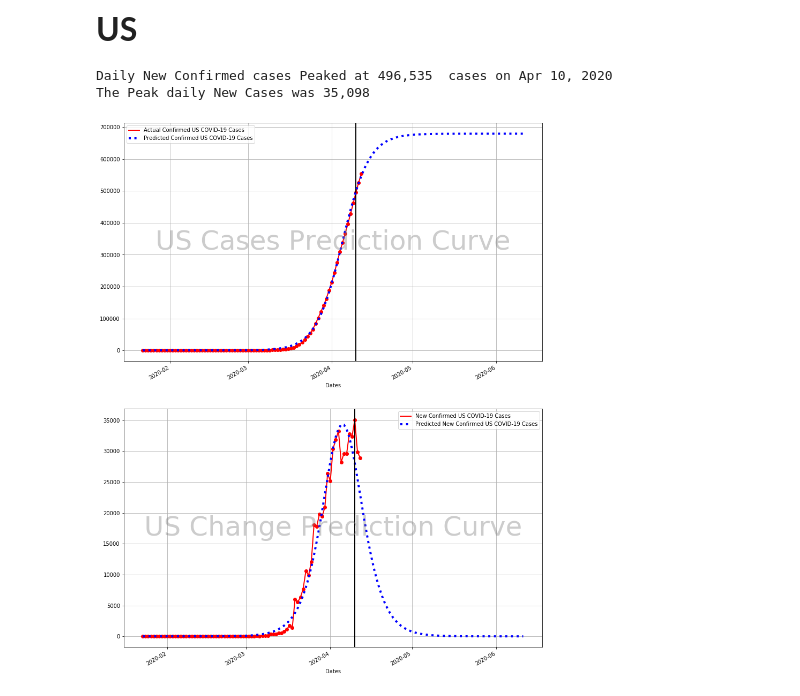
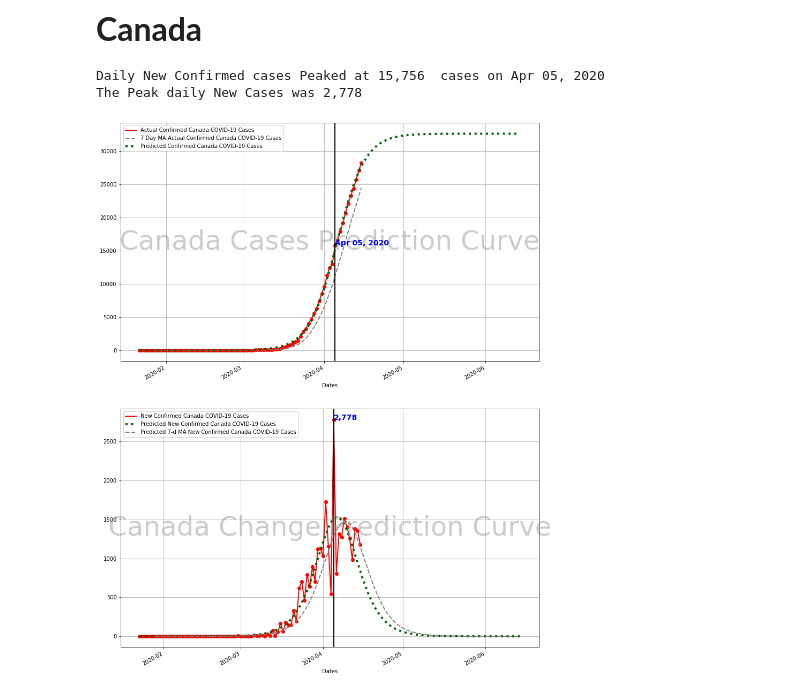
Before and after one commit to sabawi/COVID-19-R-NAUGHT, a Jupyter notebook: logistic_prediction_model.ipynb, the cells around one changed output. Drawn from its saved outputs; the diff is of its cells as text; code cells hidden in the pictures.

```diff
--- a/logistic_prediction_model.ipynb
+++ b/logistic_prediction_model.ipynb
@@ -3,7 +3,7 @@
 text = "'life is beautiful if you understand it, life is a song with a beautiful tune'\n--Farid El-Atrash"
 #print(text.upper().translate(str.maketrans({ 'O':'0', 'I':'1','F':'2','E':'3','A':'4','S':'5','G':'6','T':'7', 'B':'8','P':'9'})))
 # %%
-region = 'US'
+region = 'Canada'
 # %%
 #/usr/bin/python3.8
 # Use jupyter notebook with python 3+
@@ -46,7 +46,7 @@ def GetCSVFromURL(filename):
     c=pd.read_csv(url,encoding = 'utf-8')
     return c
 # %% [output]
-<font size=6><strong>US</strong></font><br/>
+<font size=6><strong>Canada</strong></font><br/>
 # %%
 ## Download the latest data file from:
 ## https://github.com/CSSEGISandData/COVID-19/tree/master/csse_covid_19_data/csse_covid_19_time_series
@@ -82,12 +82,21 @@ usa_deaths = df_deaths[df_deaths['Country/Region'].values == region].copy(
 usad = usa[dates].copy(deep=True)
 last_date = usa[dates].columns[-1]
 
+ChangePeriod = 1
+MAperiod = 7
+
 ## Put the US data into a DataFrame Series and give it a name
 colname = 'Confirmed ' + region + ' COVID-19 Cases'
 colname_recovered = 'Recovered in ' + region + ' from COVID-19 Cases'
 colname_deaths = 'Deaths in ' + region + ' from COVID-19 Cases'
 
+colname_MA = 'Daily Change '+str(MAperiod)+' Moving Ave.'
+
 us_df_cumulative = pd.DataFrame(usa[dates].sum(), columns=[colname])
+
+us_df_cumulative[colname_MA] = us_df_cumulative[colname].rolling(
+    window=MAperiod).mean()
+
 us_df_cumulative['dates'] = dates
 us_df_recovered_cum = pd.DataFrame(usa_recovered[dates_recovered].sum(),
                                    columns=[colname_recovered])
@@ -121,7 +130,7 @@ popt, pcov = curve_fit(sigmoid2, xdata, ydata)
 
 
 x = np.linspace(-1, total_days_tofit , total_days_tofit)
-y = sigmoid2(x, *popt)
+#y = sigmoid2(x, *popt)
 
 pred_df = pd.DataFrame()
 pred_df['Dates'] = date_list
@@ -129,24 +138,41 @@ pred_df['Dates'] = date_list
 actcol = 'Actual '+colname
 deltacol = 'New '+colname
 
+MA_actcol = str(MAperiod)+' Day MA '+actcol
+MAdeltacol = str(MAperiod)+' MA NEW '+colname
+
 tmp_df = pd.DataFrame({actcol: us_df_cumulative[colname].values.tolist()})
 pred_df = pd.concat([pred_df, tmp_df], axis=1)
 
+
 pred_df[deltacol] = pred_df[actcol].diff(1)
+pred_df[MAdeltacol] = pred_df[deltacol].rolling(window=MAperiod).mean()
 
 predcol = 'Predicted ' + colname
 pred_df[predcol] = sigmoid2(x, *popt)
 
+
+tmp_df2 = pd.DataFrame({MA_actcol: us_df_cumulative[colname_MA].values.tolist()})
+pred_df = pd.concat([pred_df,tmp_df2], axis=1)
+#print(pred_df[MA_actcol])
+
 preddeltacol = 'Predicted New '+colname
 pred_df[preddeltacol] = pred_df[predcol].diff(1)
+
+
+
+predMAdeltacol = 'Predicted '+str(MAperiod)+'-d MA New '+colname
+pred_df[predMAdeltacol] = pred_df[predcol].diff(1).rolling(window=MAperiod).mean()
+
+
 
 pred_df.set_index('Dates',inplace=True)
 
 diffmax = pred_df[actcol].diff(1).max()
 diffmax_date =pred_df[actcol].diff(1).idxmax(axis=1)
-peack_at = int(round(pred_df[pred_df[actcol].index == diffmax_date][actcol],0))
+peak_at = int(round(pred_df[pred_df[actcol].index == diffmax_date][actcol],0))
 print("Daily New Confirmed cases Peaked at",
-      f'{peack_at:,}' ," cases",
+      f'{peak_at:,}' ," cases",
       'on '+ (diffmax_date.strftime("%b %d, %Y") ),
       "\nThe Peak daily New Cases was",
       f'{int(diffmax):,}')
@@ -155,11 +181,16 @@ fig, ax = plt.subplots(2,1,figsize=(14,20))
 
 ax[0].plot(pred_df[actcol], 'o', c='red', lw=8)
 pred_df[actcol].plot(ax=ax[0],color='red',lw=2)
+
+pred_df[MA_actcol].plot(ax=ax[0],style=['--'],color='gray',lw=2)
+
+
 ax[0].axvline(diffmax_date, lw=2, c='black')
 
+style=[':']
+pred_df[predcol].plot(ax=ax[0],style=style,color='darkgreen',lw=4)
 
-style=[':']
-pred_df[predcol].plot(ax=ax[0],style=style,color='blue',lw=4)
+#pred_df[predcol].plot(ax=ax[0],style=style,color='darkgreen',lw=4)
 
 
 ax[0].text(0.5,
@@ -170,35 +201,51 @@ ax[0].text(0.5,
            fontsize=50,
            alpha=0.4,
            verticalalignment='center',
            transform=ax[0].transAxes)
 
 
+s = dict(size=14, color='blue', weight='bold')
+ax[0].text(diffmax_date,peak_at,(diffmax_date.strftime("%b %d, %Y") ), **s)
+
 ax[0].legend(loc='best')
 ax[0].grid(True)
 
+
+#---------------------------------------------------------------------------------------
 ax[1].plot(pred_df[deltacol], 'o', c='red', lw=8)
 pred_df[deltacol].plot(ax=ax[1],color='red',lw=2)
+#ax[1].bar(pred_df[deltacol].index,pred_df[deltacol].values)
 
-pred_df[preddeltacol].plot(ax=ax[1],style=style,color='blue',lw=4)
+pred_df[preddeltacol].plot(ax=ax[1],style=style,color='darkgreen',lw=4)
 ax[1].axvline(diffmax_date, lw=2, c='black')
 
+
+style=['--']
+pred_df[predMAdeltacol].plot(ax=ax[1],style=style,color='gray',lw=2)
+
+#pred_df[deltacol].plot(ax=ax[1],color='red',lw=2)
 
 
 ax[1].text(0.5,
            0.5,
            region + ' Change Prediction Curve',
            horizontalalignment='center',
            color='gray',
            fontsize=50,
            alpha=0.4,
            verticalalignment='center',
            transform=ax[1].transAxes)
 
 
-ax[1].legend(loc='best')
+s = dict(size=14, color='blue', weight='bold')
+ax[1].text(diffmax_date,diffmax,f'{int(diffmax):,}'  , **s)
+
+
+
+ax[1].legend(loc='upper left')
 ax[1].grid(True)
 plt.show()
 # %% [output]
-Daily New Confirmed cases Peaked at 496,535  cases on Apr 10, 2020
-The Peak daily New Cases was 35,098
+Daily New Confirmed cases Peaked at 15,756  cases on Apr 05, 2020
+The Peak daily New Cases was 2,778
-[figure, old version]
+[figure, new version]
```
